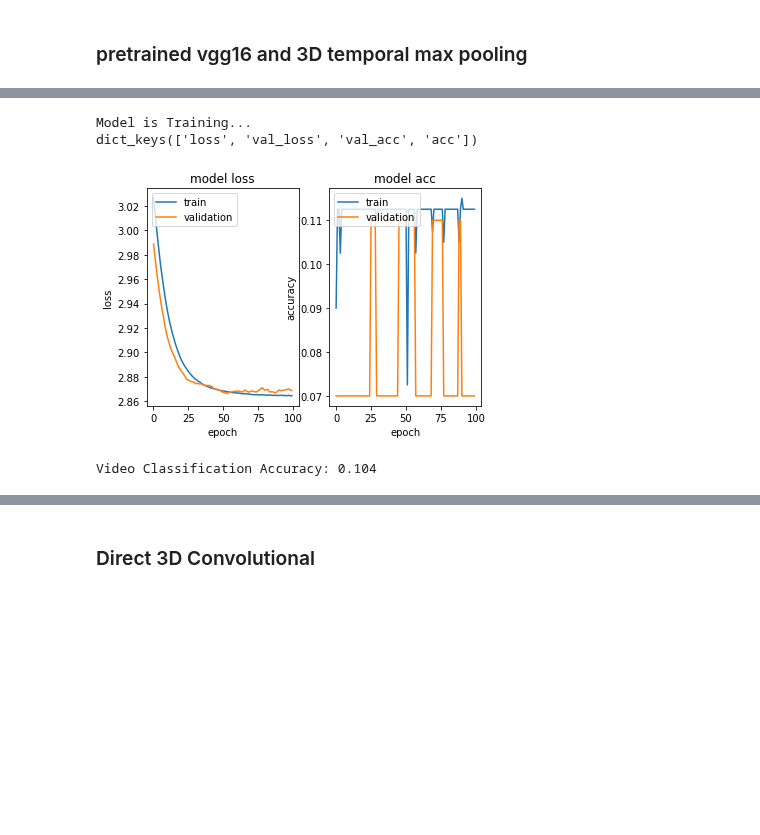
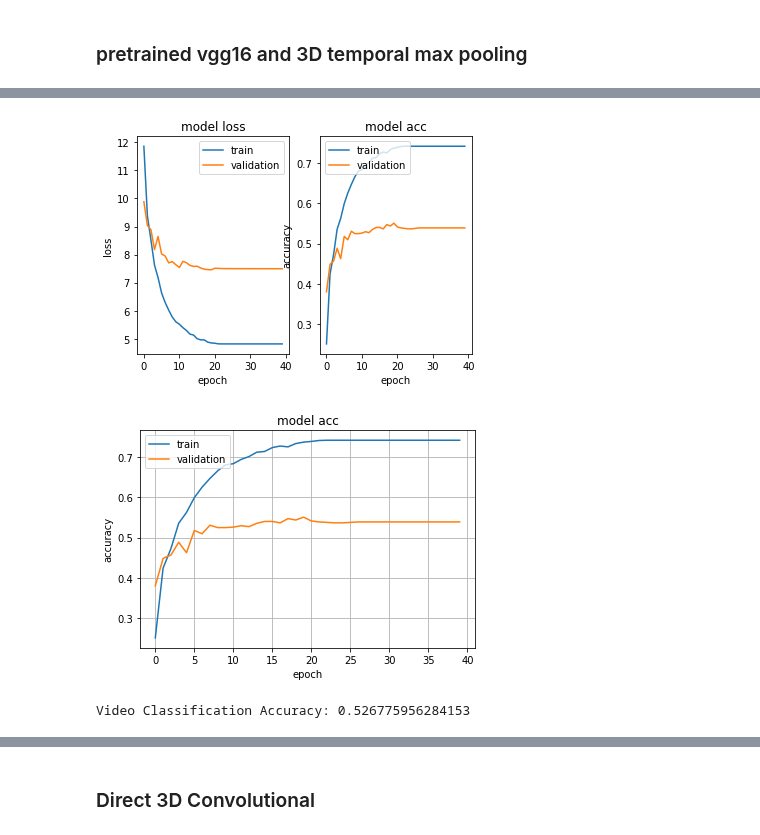
Before and after one commit to jiajuns/cs231n_project, a Jupyter notebook: pipeline.ipynb, the cells around one changed output, grey strips where cells are left out. Saved outputs shown, nothing was run; the diff lists cells and outputs as text; code cells hidden in the pictures; blank space fills up the shorter version.

```diff
--- a/pipeline.ipynb
+++ b/pipeline.ipynb
@@ -92,0 +95,16 @@ The autoreload extension is already loaded. To reload it, use:
+# %%
+npy_path = os.getcwd() + '/datasets/'
+Xtr_ind = np.load(npy_path + 'x_train_ind_above400.npy')
+Xte_ind = np.load(npy_path + 'x_test_ind_above400.npy')
+ytr = np.load(npy_path + 'y_train_mapped_above400.npy')
+yte = np.load(npy_path + 'y_test_mapped_above400.npy')
+
+assert len(Xtr_ind) == len(ytr)
+assert len(Xte_ind) == len(yte)
+
+print('Training sets size: {0}'.format(len(Xtr_ind)))
+print('Test sets size: {0}'.format(len(Xte_ind)))
+print('Xtrain index shape: ', Xtr_ind.shape)
+print('ytrain shape: ', ytr.shape)
+print('Xtest index shape: ', Xte_ind.shape)
+print('ytest shape: ', yte.shape)
@@ -131,0 +139,4 @@ hist = model.train(features, y, lr = 1e-3)
+# %%
+# train model
+Xtr = np.load(os.getcwd() + '/datasets/pretrained_fuse_features.npy')
+print('Xtrain shape: ', Xtr.shape)
@@ -131,0 +145,5 @@ hist = model.train(features, y, lr = 1e-3)
+# %%
+random.seed(100)
+model = video_classification()
+sgd_m = optimizers.SGD(lr=1e-5, decay=1e-6, momentum=0.9, nesterov=True)
+hist = model.train(Xtr, ytr, reg = 0.0001, optimizer = sgd_m, verbose = 1, epochs = 40, split_ratio = 0.2)
@@ -132,10 +168,27 @@ hist = model.train(features, y, lr = 1e-3)
 # %%
 # summarize history for accuracy
+model.plot()
 # %% [output]
-Model is Training...
-dict_keys(['loss', 'val_loss', 'val_acc', 'acc'])
-[figure, old version]
+[figure, new version]
-# %%
-model.predict(features, y)
-# %% [output]
-Video Classification Accuracy: 0.104
+# %%
+# save figure
+hist = model.hist
+# plt.plot(hist.history['loss'])
+# plt.plot(hist.history['val_loss'])
+# plt.title('model loss')
+# plt.ylabel('loss')
+# plt.xlabel('epoch')
+# plt.legend(['train', 'validation'], loc='upper right')
+# plt.grid()
+# plt.savefig('pretrained_model_loss.png')
+
+plt.plot(hist.history['acc'])
+plt.plot(hist.history['val_acc'])
+plt.title('model acc')
+plt.ylabel('accuracy')
+plt.xlabel('epoch')
+plt.legend(['train', 'validation'], loc='upper left')
+plt.grid()
+plt.savefig('pretrained_model_acc.png')
+# %% [output]
+[figure, added]
@@ -141,0 +199,5 @@ Video Classification Accuracy: 0.104
+# %%
+Xte = np.load(os.getcwd() + '/datasets/pretrained_fuse_Xtest.npy')
+model.predict(Xte, yte)
+# %% [output]
+Video Classification Accuracy: 0.526775956284153
```
Also changed, not shown: parts of 20 cells of this notebook, 3 other files.
